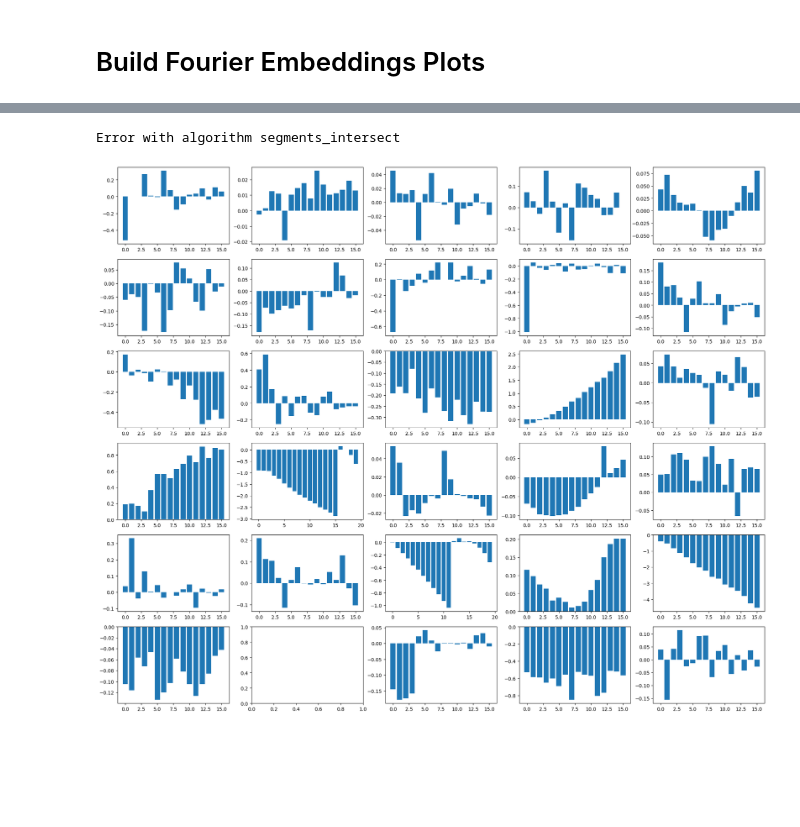
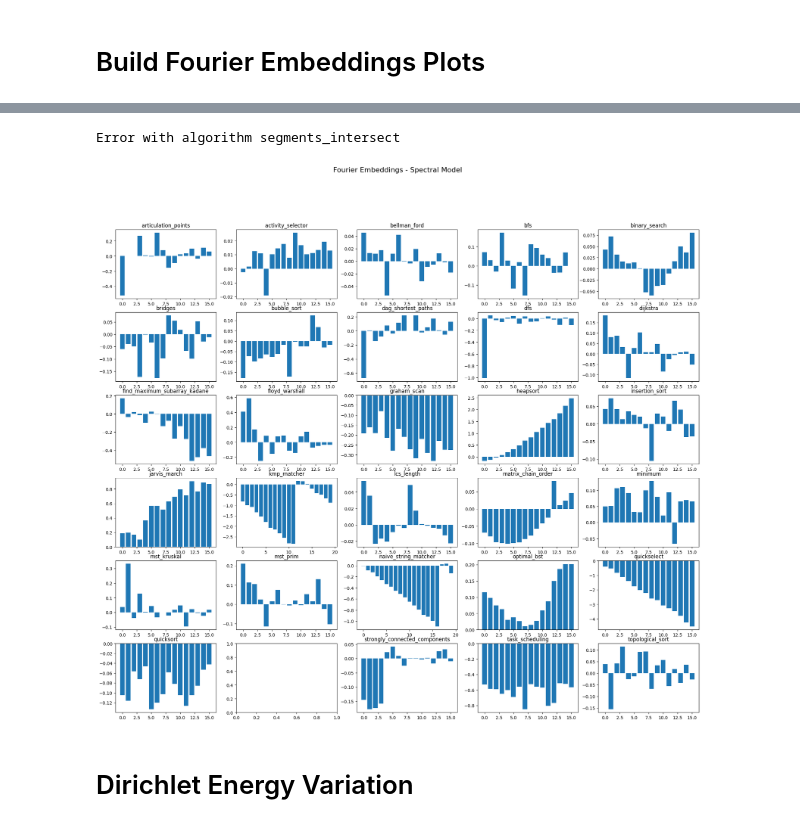
Before and after one commit to ronaldalbrt/algo_reasoning, a Jupyter notebook: notebooks/fourier_features_comparison.ipynb, the cells around one changed output, grey strips where cells are left out. Saved outputs shown, nothing was run; the diff lists cells and outputs as text; code cells hidden in the pictures; blank space fills up the shorter version.

```diff
--- a/notebooks/fourier_features_comparison.ipynb
+++ b/notebooks/fourier_features_comparison.ipynb
@@ -146,6 +146,8 @@ batch_idx = -1
 rows, columns = 6, 5
 
 fig, axs = plt.subplots(rows, columns, figsize = (24, 20))
+
+fig.suptitle('Fourier Embeddings - Message Passing Model', fontsize=16)
 
 for i, algorithm in enumerate(CLRS_30_ALGS):
     row, column = i//columns, i % columns
@@ -162,6 +164,7 @@ for i, algorithm in enumerate(CLRS_30_ALGS):
 
         plot_data = torch.mean(fourier_embeddings, dim=-1)
 
+        ax.set_title(algorithm)
         ax.bar(x=[i for i in range(obj.inputs.pos.size(-1))], height=plot_data[batch_idx].detach().cpu().numpy())
     except:
         print(f"Error with algorithm {algorithm}")
@@ -171,31 +174,36 @@ Error with algorithm segments_intersect
 # %%
 import matplotlib.pyplot as plt
 from algo_reasoning.src.specs import CLRS_30_ALGS
 
 hint_step = 0
 batch_idx = -1
 rows, columns = 6, 5
 
 fig, axs = plt.subplots(rows, columns, figsize = (24, 20))
+
+fig.suptitle('Fourier Embeddings - Spectral Model', fontsize=16)
 
 for i, algorithm in enumerate(CLRS_30_ALGS):
     row, column = i//columns, i % columns
     ax = axs[row, column]
 
     try:
         ds = CLRSDataset([algorithm], nb_nodes, batch_size, 1000, seed=7, algorithms_args=algorithm_args)
         _, spectral_model = load_models([algorithm])
 
         obj = next(iter(ds)).to(device=device)
 
         embeddings = spectral_model(obj).hidden_embeddings
         fourier_embeddings = calculate_fourier_embeddings(embeddings, obj, batch_size, obj.inputs.pos.size(-1), algorithm, hint_step=hint_step, mpnn=False)
 
         plot_data = torch.mean(fourier_embeddings, dim=-1)
 
+        ax.set_title(algorithm)
         ax.bar(x=[i for i in range(obj.inputs.pos.size(-1))], height=plot_data[batch_idx].detach().cpu().numpy())
     except:
         print(f"Error with algorithm {algorithm}")
 # %% [output]
 Error with algorithm segments_intersect
-[figure, old version]
+[figure, new version]
+# %% [markdown]
+# Dirichlet Energy Variation
```
Also changed, not shown: parts of 4 cells of this notebook.
